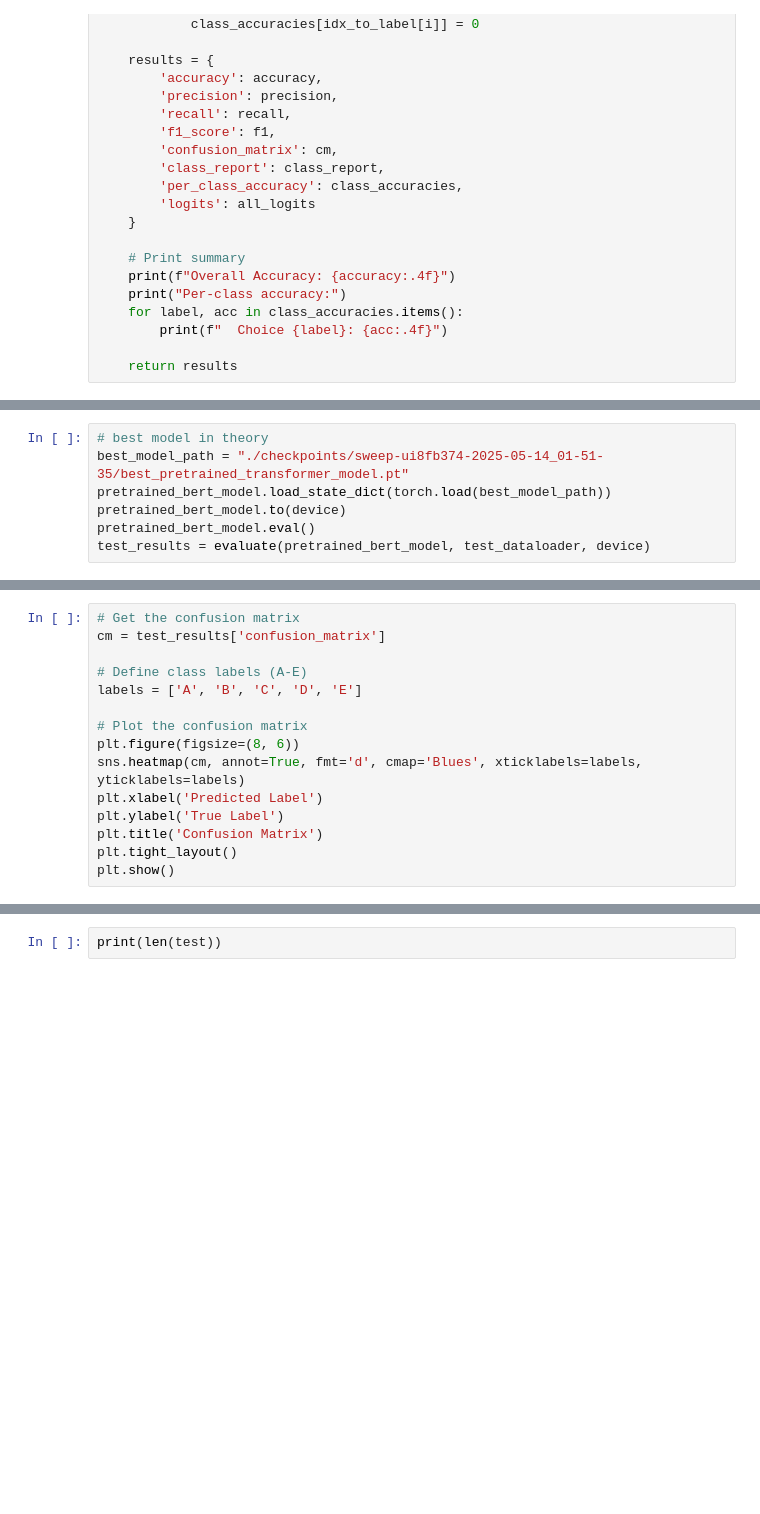
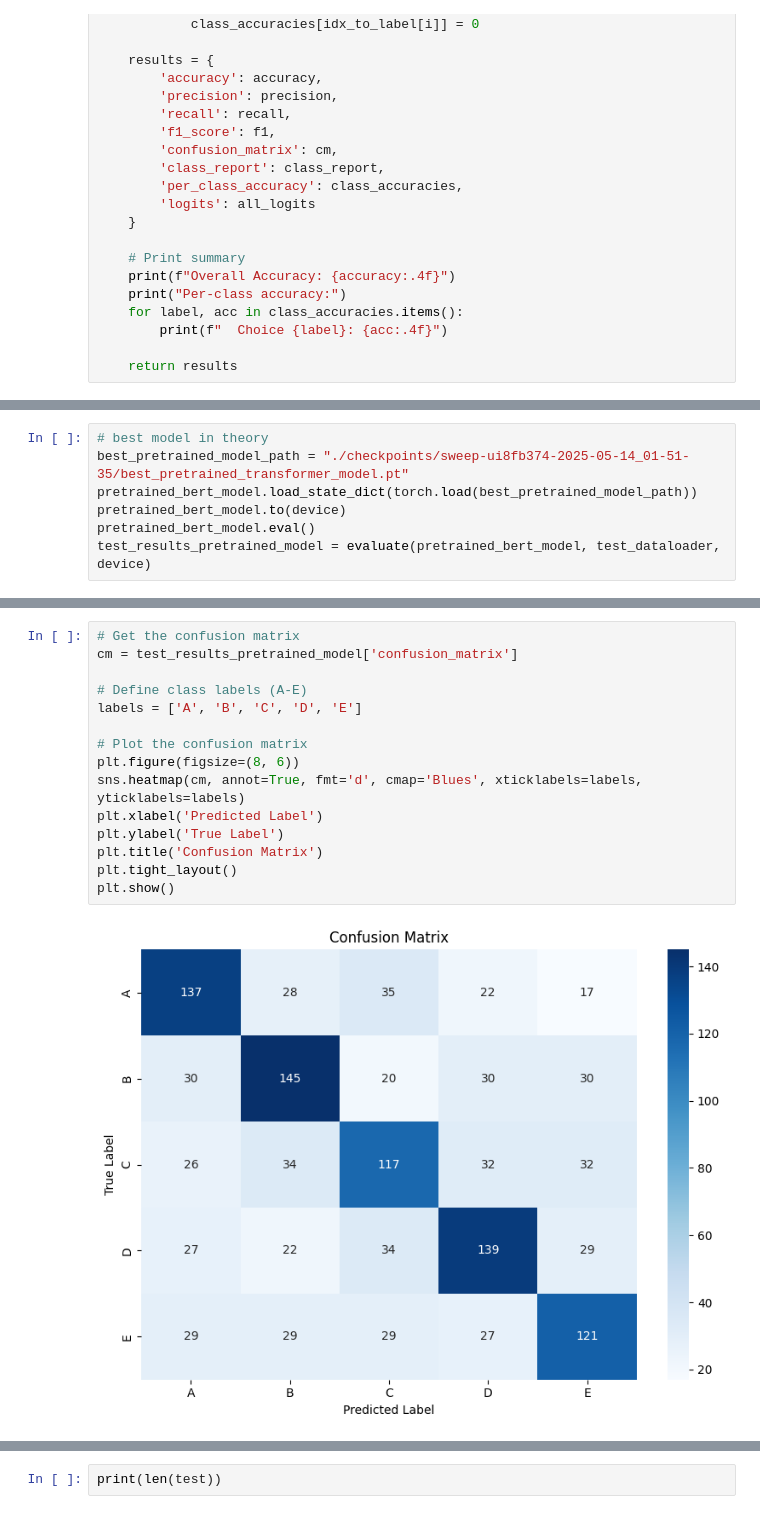
Before and after one commit to FabianDubach/NLP, a Jupyter notebook: _Project/project_2.ipynb, the cells around one changed output, grey strips where cells are left out. Saved outputs shown, nothing was run; the diff lists cells and outputs as text; blank space fills up the shorter version.

```diff
--- a/_Project/project_2.ipynb
+++ b/_Project/project_2.ipynb
@@ -1486,7 +1456,7 @@ pretrained_bert_model = BertForMultipleChoice.from_pretrained('bert-base-cased')
 # %%
 # best model in theory
-best_model_path = "./checkpoints/sweep-ui8fb374-2025-05-14_01-51-35/best_pretrained_transformer_model.pt"
-pretrained_bert_model.load_state_dict(torch.load(best_model_path))
+best_pretrained_model_path = "./checkpoints/sweep-ui8fb374-2025-05-14_01-51-35/best_pretrained_transformer_model.pt"
+pretrained_bert_model.load_state_dict(torch.load(best_pretrained_model_path))
 pretrained_bert_model.to(device)
 pretrained_bert_model.eval()
-test_results = evaluate(pretrained_bert_model, test_dataloader, device)
+test_results_pretrained_model = evaluate(pretrained_bert_model, test_dataloader, device)
@@ -1493,18 +1471,20 @@ test_results = evaluate(pretrained_bert_model, test_dataloader, device)
 # %%
 # Get the confusion matrix
-cm = test_results['confusion_matrix']
+cm = test_results_pretrained_model['confusion_matrix']
 
 # Define class labels (A-E)
 labels = ['A', 'B', 'C', 'D', 'E']
 
 # Plot the confusion matrix
 plt.figure(figsize=(8, 6))
 sns.heatmap(cm, annot=True, fmt='d', cmap='Blues', xticklabels=labels, yticklabels=labels)
 plt.xlabel('Predicted Label')
 plt.ylabel('True Label')
 plt.title('Confusion Matrix')
 plt.tight_layout()
 plt.show()
+# %% [output]
+[figure, added]
 # %%
 config_bert = BertConfig.from_pretrained('bert-base-cased')
 random_bert_model = BertForMultipleChoice(config_bert)
```
Also changed, not shown: parts of 21 cells of this notebook.
